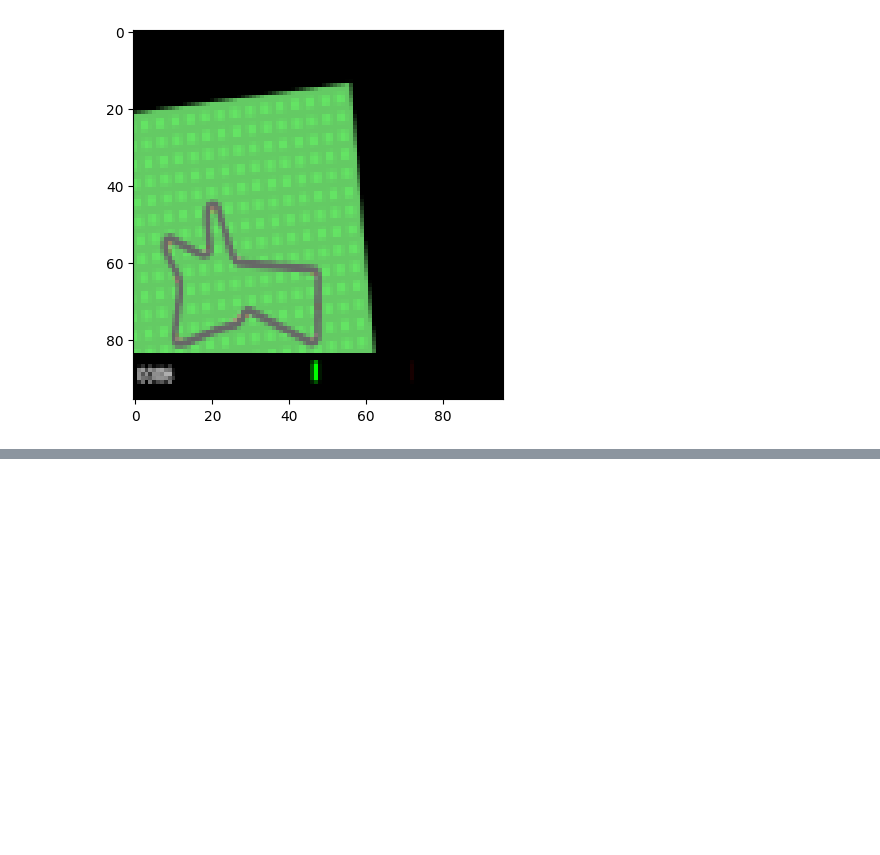
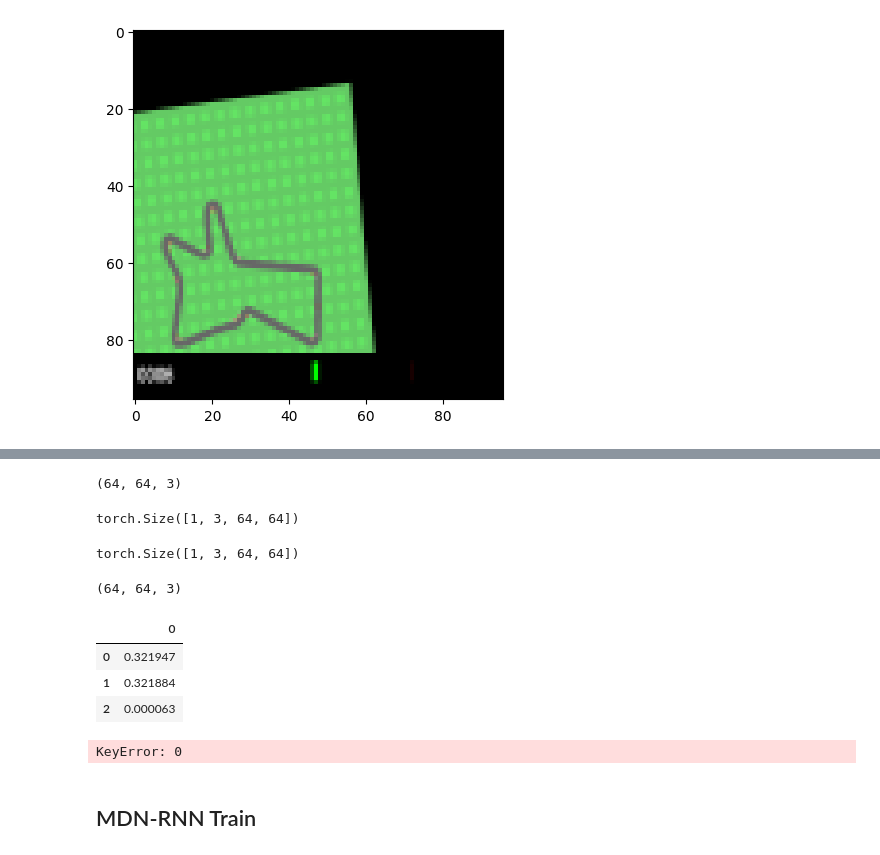
Before and after one commit to Daiki04/world_models, a Jupyter notebook: test.ipynb, the cells around one changed output, grey strips where cells are left out. Saved outputs shown, nothing was run; the diff lists cells and outputs as text; code cells hidden in the pictures; blank space fills up the shorter version.

Commit message:
train vae

```diff
--- a/test.ipynb
+++ b/test.ipynb
@@ -188,8 +189,8 @@ transform_data = transforms.Compose([
     transforms.ToTensor(),
 ])
 # %%
-train_dataset = CIFAR10(root='./data', train=True, download=True, transform=transform_data)
-test_dataset = CIFAR10(root='./data', train=False, download=True, transform=transform_data)
+train_dataset = CIFAR10(root='./data3', train=True, download=True, transform=transform_data)
+test_dataset = CIFAR10(root='./data3', train=False, download=True, transform=transform_data)
 
 train_loader = DataLoader(train_dataset, batch_size=128, shuffle=True)
 test_loader = DataLoader(test_dataset, batch_size=32, shuffle=False)
@@ -594,0 +704,29 @@ plt.imshow(observation)
+# %%
+state_sequence = []
+action_sequence = []
+reward_sequence = []
+done_sequence = []
+state = env.reset()
+done = False
+iter = 0
+max_episode = 300
+reflesh_rate = 20
+while (not done) and iter < max_episode:
+    if iter % reflesh_rate == 0:
+        if iter < 20:
+            steering = -0.1
+            acceleration = 1
+            brake = 0
+        else:
+            steering = nr.uniform(-1, 1)
+            acceleration = nr.uniform(0, 1)
+            brake = nr.uniform(0, 1)
+    action = np.array([steering, acceleration, brake])
+    state, reward, done, _, _ = env.step(action)
+    state = reshape_state(state)
+    state_sequence.append(state)
+    action_sequence.append(action)
+    reward_sequence.append(reward)
+    done_sequence.append(done)
+    iter += 1
+np.savez_compressed('rollout_test.npz', state=state_sequence, action=action_sequence, reward=reward_sequence, done=done_sequence)
@@ -594,0 +746,4 @@ plt.imshow(observation)
+# %%
+import rollout
+
+rollout = rollout.CarRacing_rollouts()
@@ -594,0 +865,22 @@ plt.imshow(observation)
+# %%
+t100.shape
+# %% [output]
+(64, 64, 3)
+# %%
+t100 = t100.reshape(1, 3, 64, 64)
+t100 = torch.tensor(t100).float()
+t100 = t100.to(device)
+t100.shape
+# %% [output]
+torch.Size([1, 3, 64, 64])
+# %%
+t100_vae = vae(t100)
+t100_vae[0].shape
+# %% [output]
+torch.Size([1, 3, 64, 64])
+# %%
+t100_vae_255 = t100_vae[0].detach().cpu().permute(0, 2, 3, 1).numpy() * 255.0
+t100_vae_255 = t100_vae_255[0]
+t100_vae_255.shape
+# %% [output]
+(64, 64, 3)
@@ -594,0 +890,17 @@ plt.imshow(observation)
+# %%
+df_hist = pd.DataFrame([train_hist["loss"][-1], train_hist["rmse_loss"][-1], train_hist["kl_loss"][-1]])
+df_hist.head()
+# %% [output]
+|  | 0 |
+| 0 | 0.321947 |
+| 1 | 0.321884 |
+| 2 | 0.000063 |
+# %%
+df_hist = pd.DataFrame([train_hist["loss"][-1], train_hist["rmse_loss"][-1], train_hist["kl_loss"][-1]])
+df_hist.to_csv(os.path.join(hist_dir, hist_date, 'train_hist.csv'), index=False)
+df_hist = pd.DataFrame(test_hist)
+df_hist.to_csv(os.path.join(hist_dir, hist_date, 'test_hist.csv'), index=False)
+# %% [output]
+KeyError: 0
+# %% [markdown]
+## MDN-RNN Train
```
Also changed, not shown: parts of 63 cells of this notebook, 5 other files.
